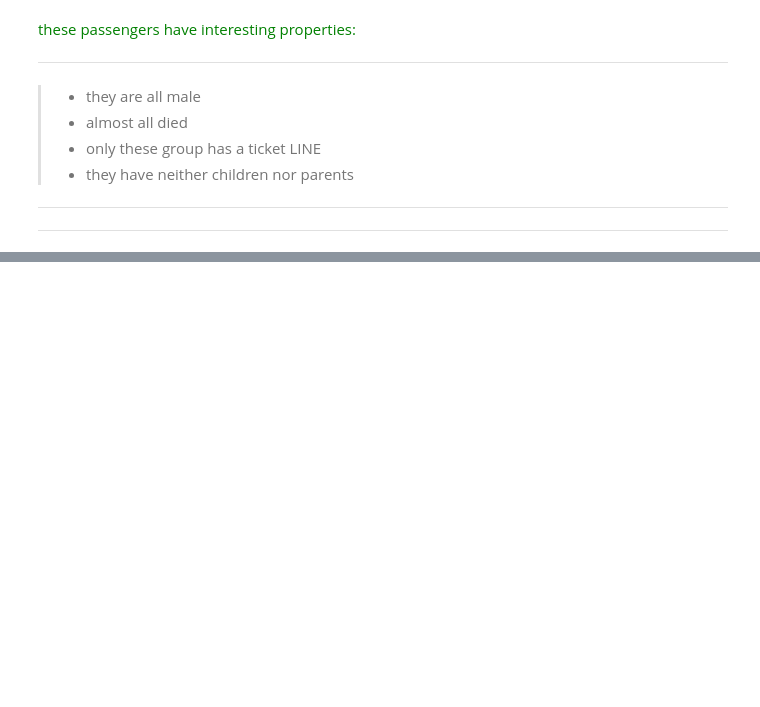
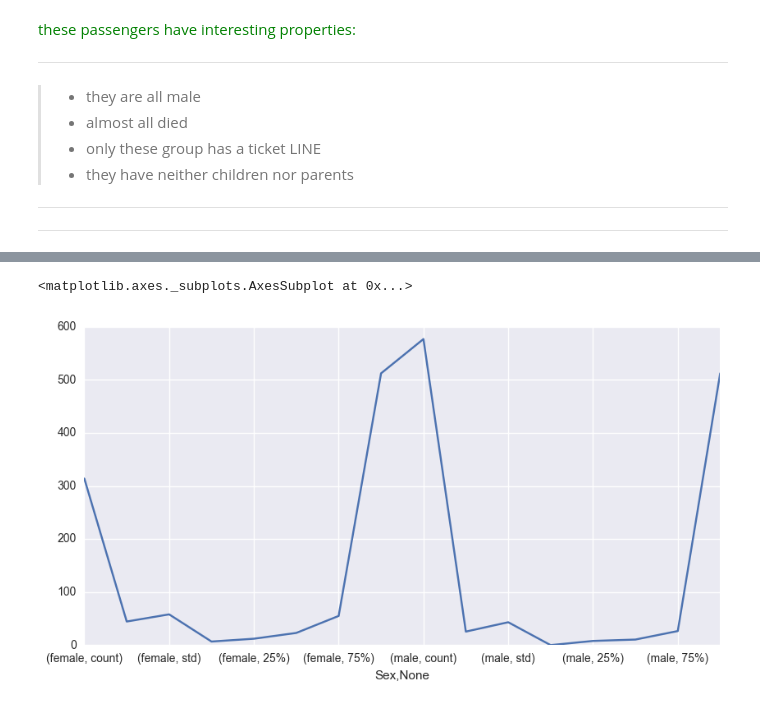
Before and after one commit to aulukbek/titanic, a Jupyter notebook: Univariate analysis.ipynb, the cells around one changed output, grey strips where cells are left out. Cells and saved outputs as stored; diff of their text form; code cells hidden in the pictures; blank space fills up the shorter version.

```diff
--- a/Univariate analysis.ipynb
+++ b/Univariate analysis.ipynb
@@ -137,0 +222,5 @@ Name: Pclass, dtype: int64
+# %%
+titanic.groupby(["Sex"])["Fare"].describe().plot()
+# %% [output]
+<matplotlib.axes._subplots.AxesSubplot at 0x...>
+[figure, added]
```
Also changed, not shown: parts of 20 cells of this notebook.
